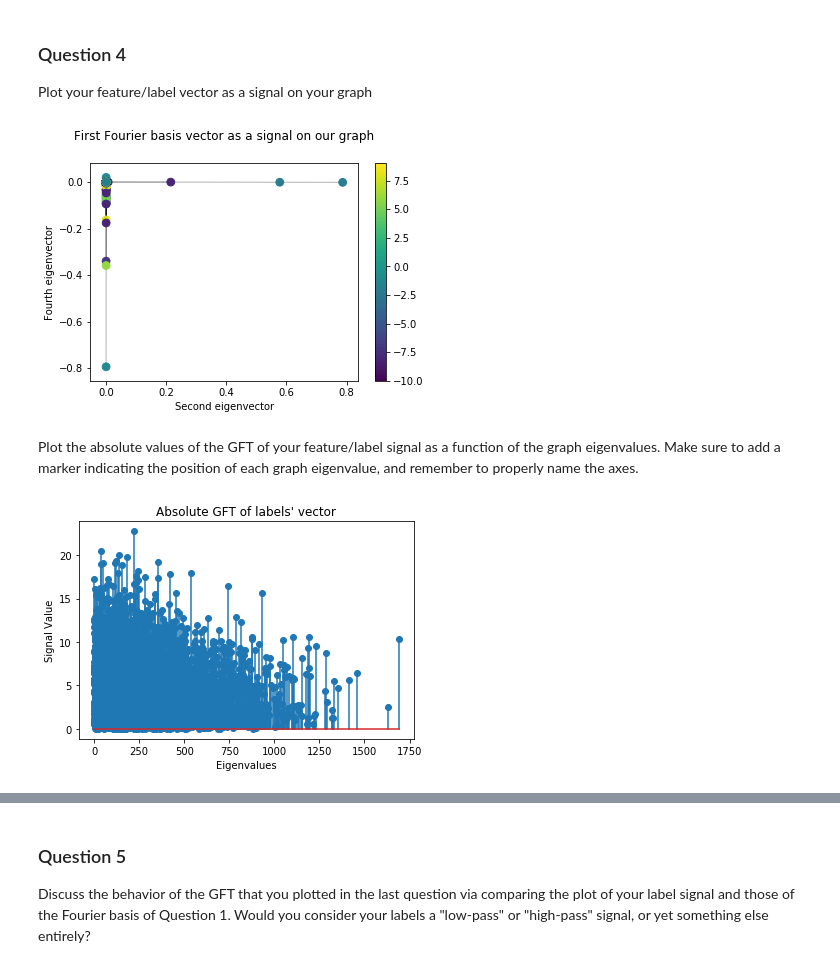
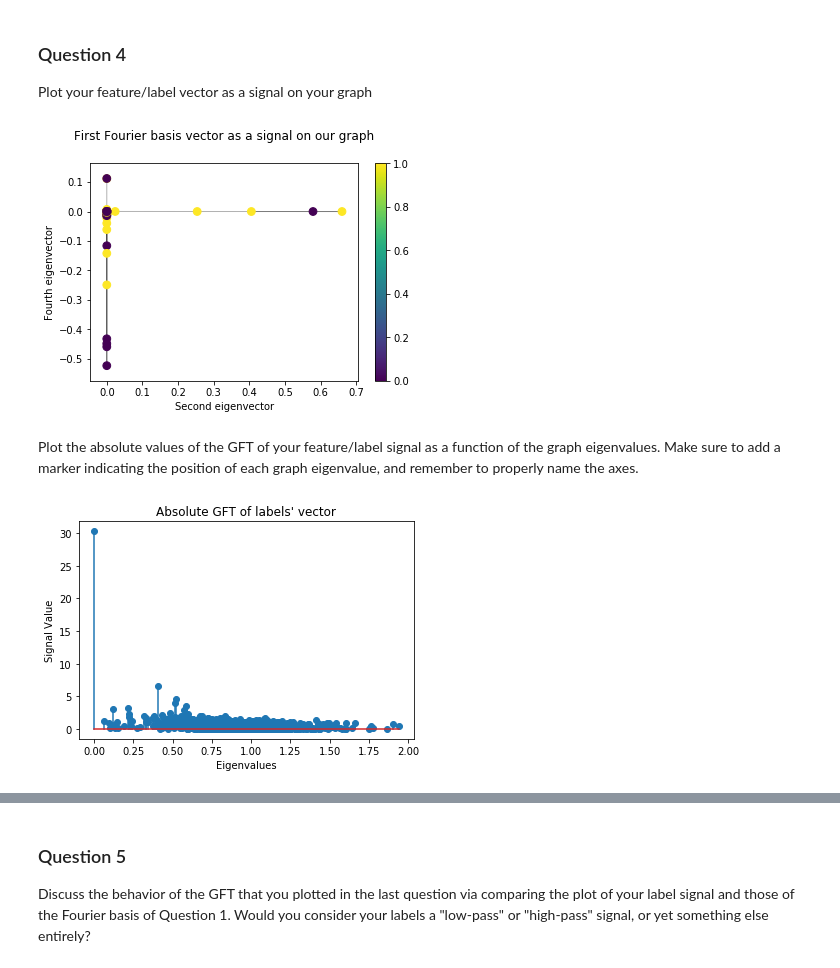
Before and after one commit to illorens/NTDS, a Jupyter notebook: 4_graph_signal_processing.ipynb, the cells around one changed output, grey strips where cells are left out. Cells and saved outputs as stored; diff of their text form; code cells hidden in the pictures.

```diff
--- a/4_graph_signal_processing.ipynb
+++ b/4_graph_signal_processing.ipynb
@@ -172,3 +186,10 @@ labels = np.asarray(list(labels.apply(lambda x: label_dict[x])))
+# %%
+Sparse_labels, vocab_labels = getCatFeatures(labels_df,'genres')
+# %%
+labels_oh = pd.SparseDataFrame([ pd.SparseSeries(Sparse_labels[i].toarray().ravel()) for i in np.arange(Sparse_labels.shape[0])],
+                                     columns = sorted(list(vocab_labels)))
+# %%
+label_signal = np.array(labels_oh.drama)
 # %%
 n_nodes =  len(biggest_adjacency)
-laplacian = sparse.csgraph.laplacian(new_adjacency, normed=False)
+laplacian = sparse.csgraph.laplacian(biggest_adjacency, normed=True)
@@ -269,7 +292,7 @@ def iGFT(x):
 Plot your feature/label vector as a signal on your graph
 # %%
 plt.figure()
-nodes = nx.draw_networkx_nodes(graph, coords, node_size=60, node_color=labels)
+nodes = nx.draw_networkx_nodes(graph, coords, node_size=60, node_color=label_signal)
 nx.draw_networkx_edges(graph, coords, alpha=0.3)
 plt.title("First Fourier basis vector as a signal on our graph", y=1.08)
 plt.xlabel("Second eigenvector")
@@ -277,19 +300,19 @@ plt.ylabel("Fourth eigenvector")
 plt.colorbar(nodes)
 plt.show()
 # %% [output]
-[figure, old version]
+[figure, new version]
 # %% [markdown]
 Plot the absolute values of the GFT of your feature/label signal as a function of the graph eigenvalues. Make sure to add a marker indicating the position of each graph eigenvalue, and remember to properly name the axes.
 # %%
 # Your code here.
-absolute_GFT_labels = np.abs(GFT(labels))
+absolute_GFT_labels = np.abs(GFT(label_signal))
 plt.stem(e, absolute_GFT_labels)
 plt.title("Absolute GFT of labels' vector")
 plt.xlabel("Eigenvalues")
 plt.ylabel("Signal Value")
 plt.show()
 # %% [output]
-[figure, old version]
+[figure, new version]
 # %%
 plt.scatter(e, absolute_GFT_labels,c=absolute_GFT_labels, alpha=0.5)
 # %% [output]
```
Also changed, not shown: parts of 23 cells of this notebook.
